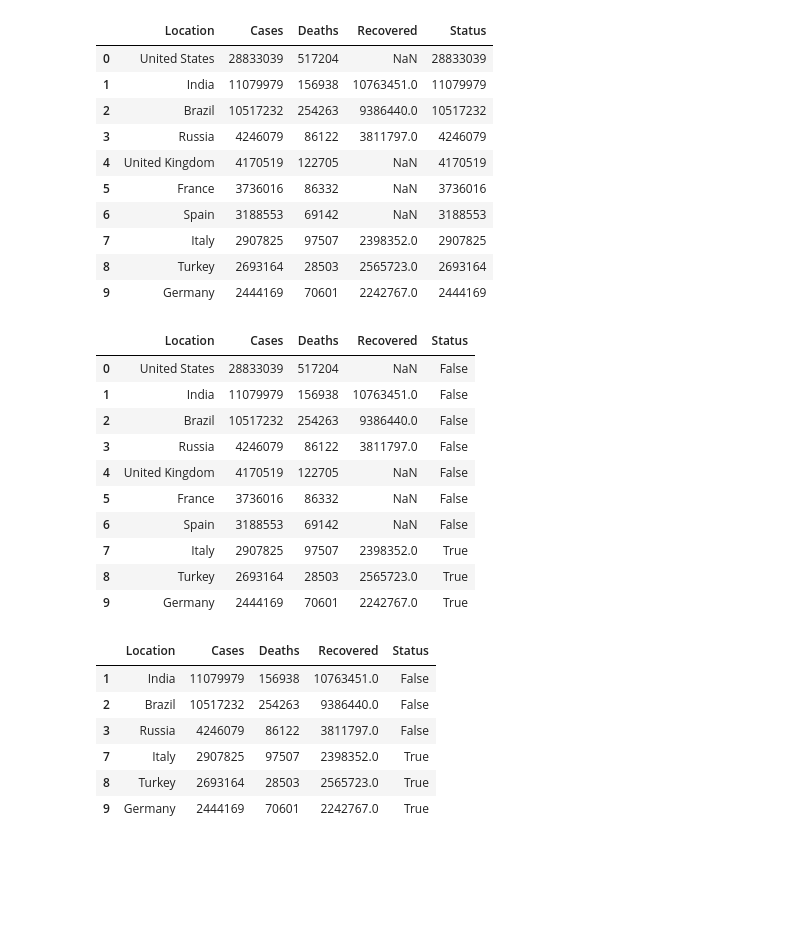
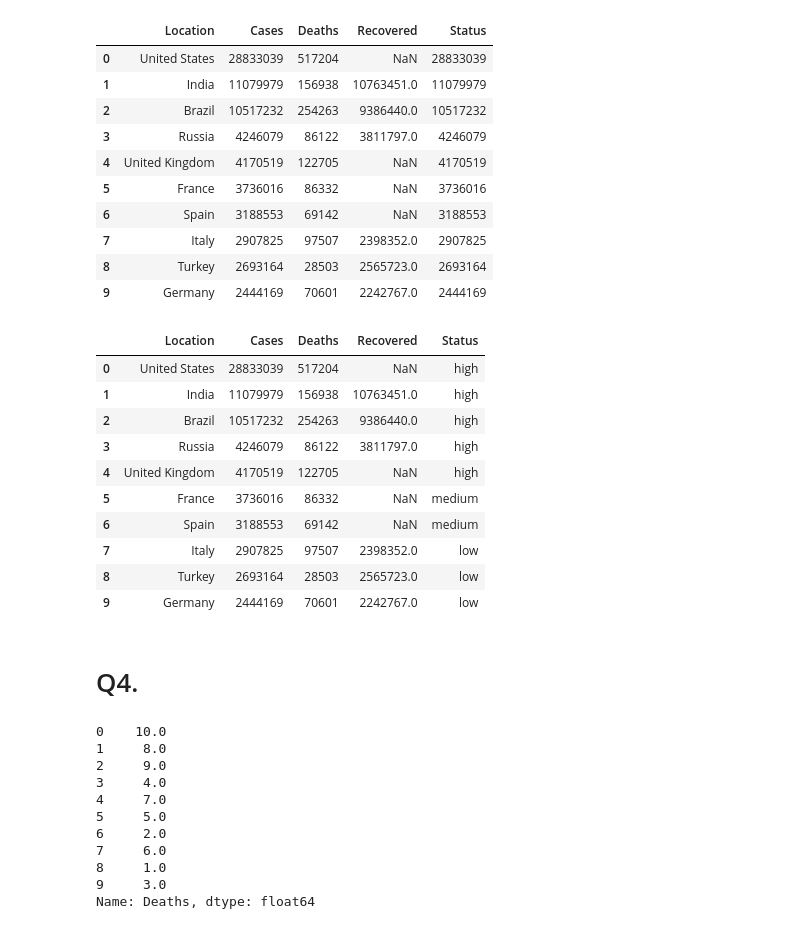
Before and after one commit to Sulphite05/MachineLearning, a Jupyter notebook: lab2.ipynb, the cells around one changed output. Saved outputs shown, nothing was run; the diff lists cells and outputs as text; code cells hidden in the pictures; blank space fills up the shorter version.

```diff
--- a/lab2.ipynb
+++ b/lab2.ipynb
@@ -405,28 +405,39 @@ df
 | 7 | Italy | 2907825 | 97507 | 2398352.0 | 2907825 |
 | 8 | Turkey | 2693164 | 28503 | 2565723.0 | 2693164 |
 | 9 | Germany | 2444169 | 70601 | 2242767.0 | 2444169 |
-# %%
-df['Status'] = df['Cases'] < 3_000_000
-df
-# %% [output]
-|  | Location | Cases | Deaths | Recovered | Status |
-| 0 | United States | 28833039 | 517204 | NaN | False |
-| 1 | India | 11079979 | 156938 | 10763451.0 | False |
-| 2 | Brazil | 10517232 | 254263 | 9386440.0 | False |
-| 3 | Russia | 4246079 | 86122 | 3811797.0 | False |
-| 4 | United Kingdom | 4170519 | 122705 | NaN | False |
-| 5 | France | 3736016 | 86332 | NaN | False |
-| 6 | Spain | 3188553 | 69142 | NaN | False |
-| 7 | Italy | 2907825 | 97507 | 2398352.0 | True |
-| 8 | Turkey | 2693164 | 28503 | 2565723.0 | True |
-| 9 | Germany | 2444169 | 70601 | 2242767.0 | True |
-# %%
-df.dropna(subset=['Recovered'])
-# %% [output]
-|  | Location | Cases | Deaths | Recovered | Status |
-| 1 | India | 11079979 | 156938 | 10763451.0 | False |
-| 2 | Brazil | 10517232 | 254263 | 9386440.0 | False |
-| 3 | Russia | 4246079 | 86122 | 3811797.0 | False |
-| 7 | Italy | 2907825 | 97507 | 2398352.0 | True |
-| 8 | Turkey | 2693164 | 28503 | 2565723.0 | True |
-| 9 | Germany | 2444169 | 70601 | 2242767.0 | True |
+# %%
+def helper(val):
+    if val < 3_000_000: return 'low'
+    elif  val >= 4_000_000: return 'high'
+    else: return 'medium'
+
+df['Status'] = df['Cases'].apply(helper)
+df
+# %% [output]
+|  | Location | Cases | Deaths | Recovered | Status |
+| 0 | United States | 28833039 | 517204 | NaN | high |
+| 1 | India | 11079979 | 156938 | 10763451.0 | high |
+| 2 | Brazil | 10517232 | 254263 | 9386440.0 | high |
+| 3 | Russia | 4246079 | 86122 | 3811797.0 | high |
+| 4 | United Kingdom | 4170519 | 122705 | NaN | high |
+| 5 | France | 3736016 | 86332 | NaN | medium |
+| 6 | Spain | 3188553 | 69142 | NaN | medium |
+| 7 | Italy | 2907825 | 97507 | 2398352.0 | low |
+| 8 | Turkey | 2693164 | 28503 | 2565723.0 | low |
+| 9 | Germany | 2444169 | 70601 | 2242767.0 | low |
+# %% [markdown]
+# Q4.
+# %%
+df['Deaths'].rank()
+# %% [output]
+0    10.0
+1     8.0
+2     9.0
+3     4.0
+4     7.0
+5     5.0
+6     2.0
+7     6.0
+8     1.0
+9     3.0
+Name: Deaths, dtype: float64
```
Also changed, not shown: parts of 1 cell of this notebook.
